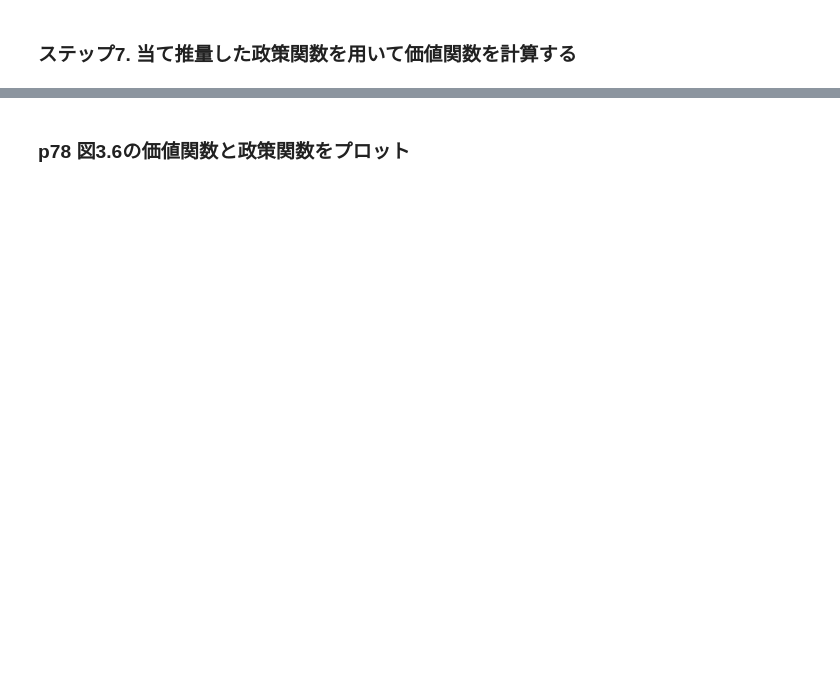
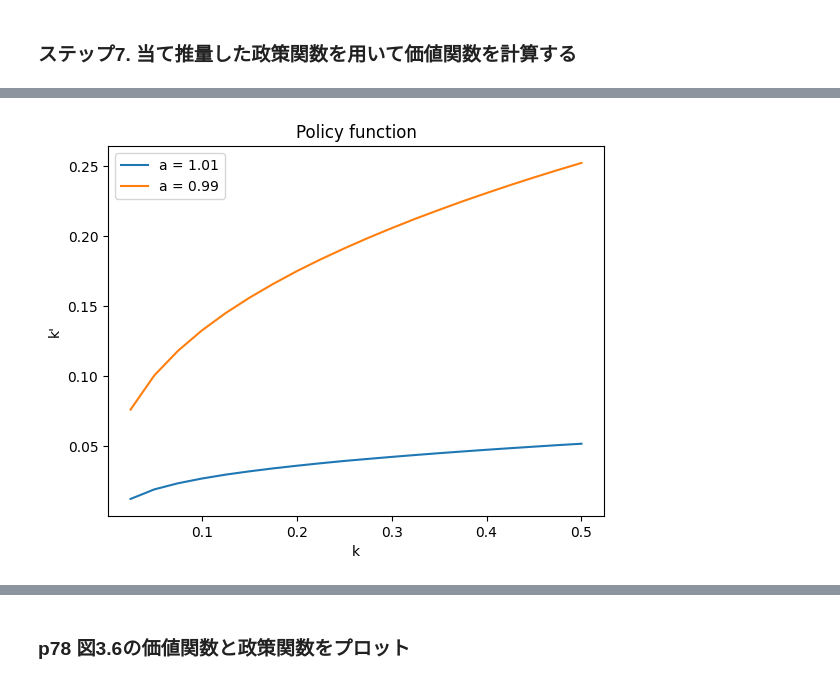
Before and after one commit to tomoyahiroe/quant-macro-workshop, a Jupyter notebook: src/ch3/PFI_stochastic.ipynb, the cells around one changed output, grey strips where cells are left out. Drawn from its saved outputs; the diff is of its cells as text; code cells hidden in the pictures; blank space fills up the shorter version.

```diff
--- a/src/ch3/PFI_stochastic.ipynb
+++ b/src/ch3/PFI_stochastic.ipynb
@@ -206,0 +187,30 @@ vf_old
+# %%
+def PFI(params: Parameters, update_vf: Callable, update_pf: Callable,
+        is_converged: Callable, utility: Callable, wealth: Callable, rhs_bellman: Callable,
+        kprime_g0_grid):
+    # 価値関数の当て推量
+    vf_old = lambda k, a: 0
+    vf_new = lambda k, a: 1
+
+    kprime_g1_grid = np.zeros((params.k_grid.size, params.A.size))
+
+    loop = 0
+    while is_converged(params, vf_old, vf_new) != True:
+
+        vf_old = copy.copy(vf_new)
+        # 当て推量した政策関数を用いて, 価値関数を計算
+        vf_new = update_vf(params, params.max_iter, kprime_g0_grid, utility,
+                            wealth, rhs_bellman, vf_old)
+
+        # 新しい価値関数を用いて政策関数を計算する
+        kprime_g1_grid = update_pf(params, wealth, rhs_bellman, utility, vf_new)
+
+        # 新しく得られた政策関数を用いて価値関数を再計算する
+        vf_new = update_vf(params, params.max_iter, kprime_g1_grid, utility,
+                            wealth, rhs_bellman, vf_new)
+
+        kprime_g0_grid = kprime_g1_grid
+        loop += 1
+        print(f'loops {loop}')
+
+    return vf_new, kprime_g1_grid, params
@@ -206,0 +249,11 @@ vf_old
+# %%
+# kprime_g1_grid をプロット
+import matplotlib.pyplot as plt
+fig, ax = plt.subplots()
+for i, a in enumerate(params.A):
+    ax.plot(params.k_grid, kprime_g1_grid[:, i], label = f"a = {a}")
+ax.set(xlabel = "k", ylabel = "k'", title = "Policy function")
+ax.legend()
+plt.show()
+# %% [output]
+[figure, added]
```
Also changed, not shown: parts of 23 cells of this notebook.
